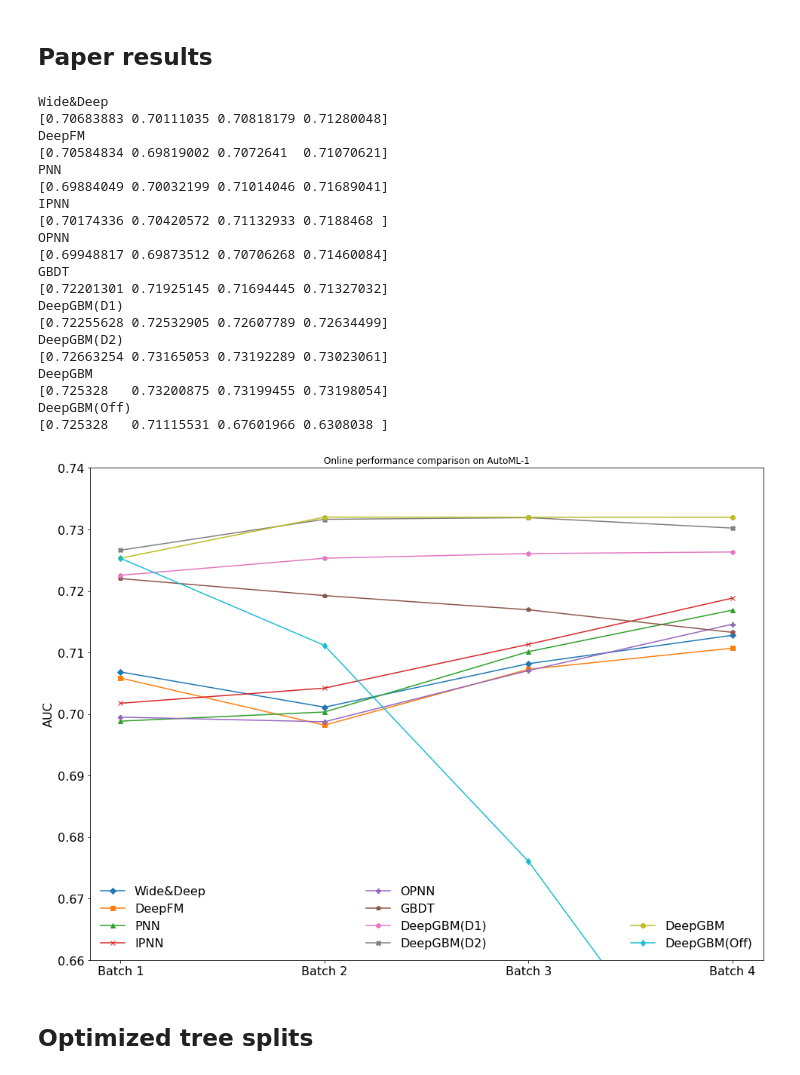
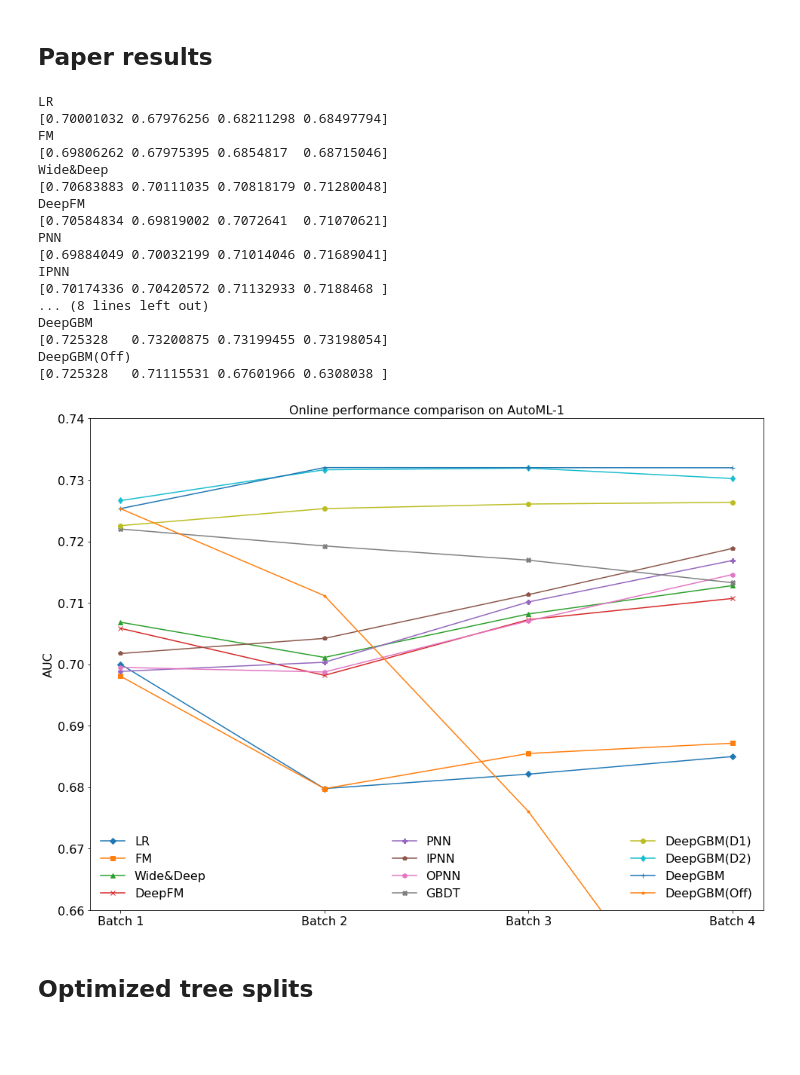
Before and after one commit to niksaz/recsys-seminar, a Jupyter notebook: experiments/plot_results.ipynb, the cells around one changed output. Saved outputs shown, nothing was run; the diff lists cells and outputs as text; code cells hidden in the pictures; blank space fills up the shorter version.

```diff
--- a/experiments/plot_results.ipynb
+++ b/experiments/plot_results.ipynb
@@ -39,7 +47,7 @@ def filter_results_for(lines, prefix, suffix):
 def get_label_to_results_online(results_dir, online_experiment_files):
   label_to_results = {}
   for experiment_file in online_experiment_files:
-    label = online_file_to_label[experiment_file]
+    label = map_online_file_to_label(experiment_file)
     path = os.path.join(results_dir, experiment_file)
     with open(path, 'r') as f:
       lines = f.readlines()
@@ -68,7 +76,7 @@ def get_label_to_results_online(results_dir, online_experiment_files):
     label_to_results[label] = results
   return label_to_results
 # %%
-def plot_performance_online(label_to_results, title):
+def plot_performance_online(label_to_results, ylim0, ylim1, title):
   fontsize = 16
   fig, ax = plt.subplots(figsize=(16, 12))
   xticks = list(range(1, 5))
@@ -77,8 +85,8 @@ def plot_performance_online(label_to_results, title):
   plt.xticks(fontsize=fontsize)
   plt.ylabel('AUC', fontsize=fontsize)
   plt.yticks(fontsize=fontsize)
-  plt.ylim((0.66, 0.74))
-  markers = itertools.cycle(('D', 's', '^', 'x', 'P', 'p', 'h', 'X', 'o', 'd'))
+  plt.ylim((ylim0, ylim1))
+  markers = itertools.cycle(('D', 's', '^', 'x', 'P', 'p', 'h', 'X', 'o', 'd', '+', '.'))
   labels = []
   plots = []
   for label, results in label_to_results.items():
@@ -87,12 +95,9 @@ def plot_performance_online(label_to_results, title):
     print(label)
     print(mean)
     labels.append(label)
-    params = {}
-    if not label:
-      params['color'] = 'white'
-    params['marker'] = next(markers)
+    params = {'marker': next(markers)}
     plots.append(ax.plot(xticks, mean, **params)[0])
-  plt.title(title)
+  plt.title(title, fontsize=fontsize)
   legend_left = ax.legend(plots[0:4], labels[0:4], loc='lower left', prop={'size': fontsize}, frameon=False)
   legend_center = Legend(ax, plots[4:8], labels[4:8], loc='lower center', prop={'size': fontsize}, frameon=False)
   ax.add_artist(legend_center)
@@ -102,6 +107,8 @@ def plot_performance_online(label_to_results, title):
 ## Paper results
 # %%
 online_experiment_files = [
+  'nipsA_lr_online.txt',
+  'nipsA_fm_online.txt',
   'nipsA_wideNdeep_online.txt',
   'nipsA_deepfm_online.txt',
   'nipsA_pnn_online.txt',
@@ -115,29 +122,30 @@ online_experiment_files = [
 ]
 label_to_results = get_label_to_results_online('results/nipsA_online', online_experiment_files)
 # %%
-plot_performance_online(label_to_results, 'Online performance comparison on AutoML-1')
+plot_performance_online(
+  label_to_results,
+  0.66,
+  0.74,
+  'Online performance comparison on AutoML-1')
 # %% [output]
+LR
+[0.70001032 0.67976256 0.68211298 0.68497794]
+FM
+[0.69806262 0.67975395 0.6854817  0.68715046]
 Wide&Deep
 [0.70683883 0.70111035 0.70818179 0.71280048]
 DeepFM
 [0.70584834 0.69819002 0.7072641  0.71070621]
 PNN
 [0.69884049 0.70032199 0.71014046 0.71689041]
 IPNN
 [0.70174336 0.70420572 0.71132933 0.7188468 ]
-OPNN
-[0.69948817 0.69873512 0.70706268 0.71460084]
-GBDT
-[0.72201301 0.71925145 0.71694445 0.71327032]
-DeepGBM(D1)
-[0.72255628 0.72532905 0.72607789 0.72634499]
-DeepGBM(D2)
-[0.72663254 0.73165053 0.73192289 0.73023061]
+... (8 lines left out)
 DeepGBM
 [0.725328   0.73200875 0.73199455 0.73198054]
 DeepGBM(Off)
 [0.725328   0.71115531 0.67601966 0.6308038 ]
-[figure, old version]
+[figure, new version]
 # %% [markdown]
 ## Optimized tree splits
 # %%
```
Also changed, not shown: parts of 16 cells of this notebook.
